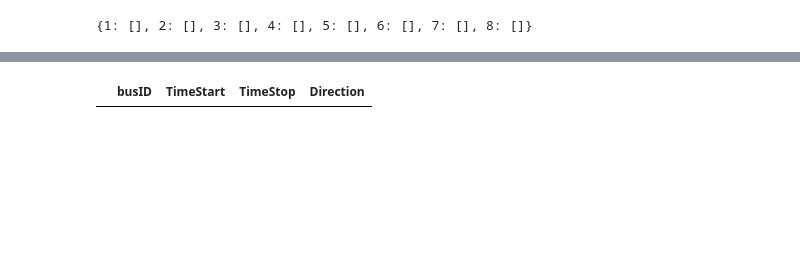
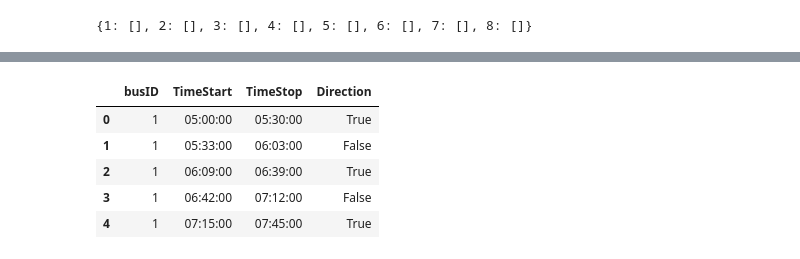
Before and after one commit to TrianderVad/practiceTimetable, a Jupyter notebook: raspisanie.ipynb, the cells around one changed output, grey strips where cells are left out. Drawn from its saved outputs; the diff is of its cells as text; code cells hidden in the pictures; blank space fills up the shorter version.

```diff
--- a/raspisanie.ipynb
+++ b/raspisanie.ipynb
@@ -11,8 +11,9 @@ class Bus():
         self.busID = busID
         self.free = free
         #true - forward, false - back
+        #Прямо, Обратно, Свободный
         self.direction = direction
-        self.timefree = 21 #&???
+        self.first = False
 
     def change_free(self):
         self.free = not(self.free)
@@ -22,6 +23,9 @@ class Bus():
 
     def set_time(self, time):
         self.timefree = time
+
+    def first_start(self):
+        self.first = True
 # %%
 class Station():
     def __init__(self, timestart, timestop, direction):
@@ -87,8 +103,15 @@ df_timetable.head(2)
 avetimef = round(6.48/19*60, 2)
 avetimeb = 5.63/19*60
 avtfm = avetimef // 1
-avtfs = avetimef % 1 * 60  // 1
+# avtfs = avetimef % 1 * 60  // 1
 avtbm = avetimeb // 1
-avtbs = avetimeb % 1 * 60  // 1
+# avtbs = avetimeb % 1 * 60  // 1
+avtfs = 0
+avtbs = 0
+
+avtfm = 30
+avtbm = 30
 print(avtfm, avtfs, avtbm, avtbs)
+
+mintofirst = 25
 # %% [output]
@@ -103,12 +119,10 @@ True
 # %%
 dirtt = {} #словарь со списками точек входа/выхода для каждого автобуса
 
-freebus = [] #свободные
-busybus = [] #занятые
+buspark = [] #парк автобусов
 for i in range(8):
-    freebus.append(Bus(i+1))
+    buspark.append(Bus(i+1))
     dirtt[i+1] = []
-buspark = copy.copy(freebus) #парк автобусов
 print(dirtt)
 # %% [output]
 {1: [], 2: [], 3: [], 4: [], 5: [], 6: [], 7: [], 8: []}
@@ -221,9 +227,7 @@ for k,v in dirtt.items():
     for i in dirtt[k]:
         info = i.print_info()
         new_row = [[k, info[0],info[1],info[2]]]
-        print(new_row)
-#         new_row = {'busID': k, 'TimeStart' : info[0], 'TimeStop': info[1],'Direction': info[2]}
         df2 = pd.concat([df2, pd.DataFrame(new_row, columns=df2.columns)], ignore_index=True)
 
-df2.head(0)
+df2.head(5)
 # %% [output]
@@ -247,2 +234,7 @@ df2.head(0)
 |  | busID | TimeStart | TimeStop | Direction |
+| 0 | 1 | 05:00:00 | 05:30:00 | True |
+| 1 | 1 | 05:33:00 | 06:03:00 | False |
+| 2 | 1 | 06:09:00 | 06:39:00 | True |
+| 3 | 1 | 06:42:00 | 07:12:00 | False |
+| 4 | 1 | 07:15:00 | 07:45:00 | True |
 # %%
```
Also changed, not shown: parts of 11 cells of this notebook.
